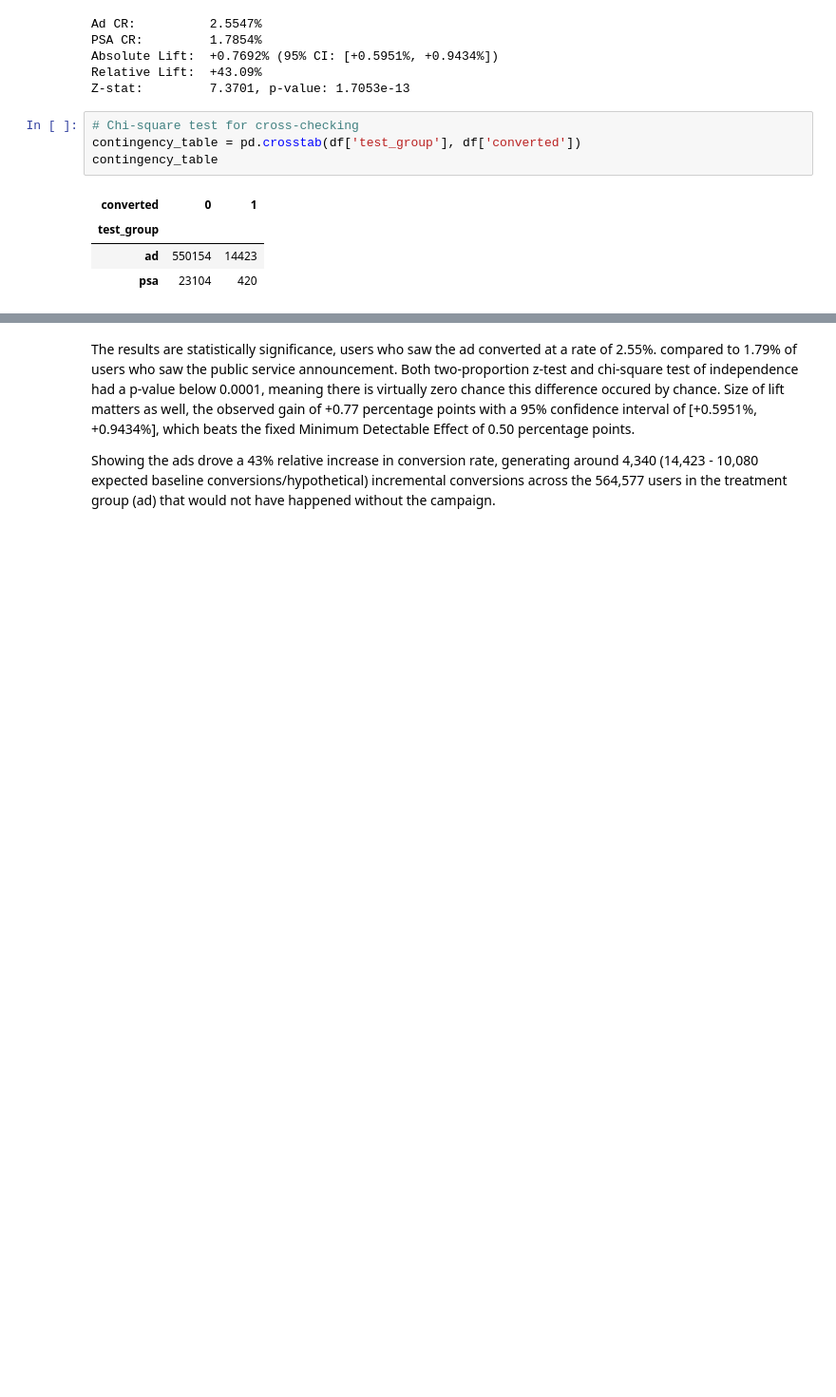
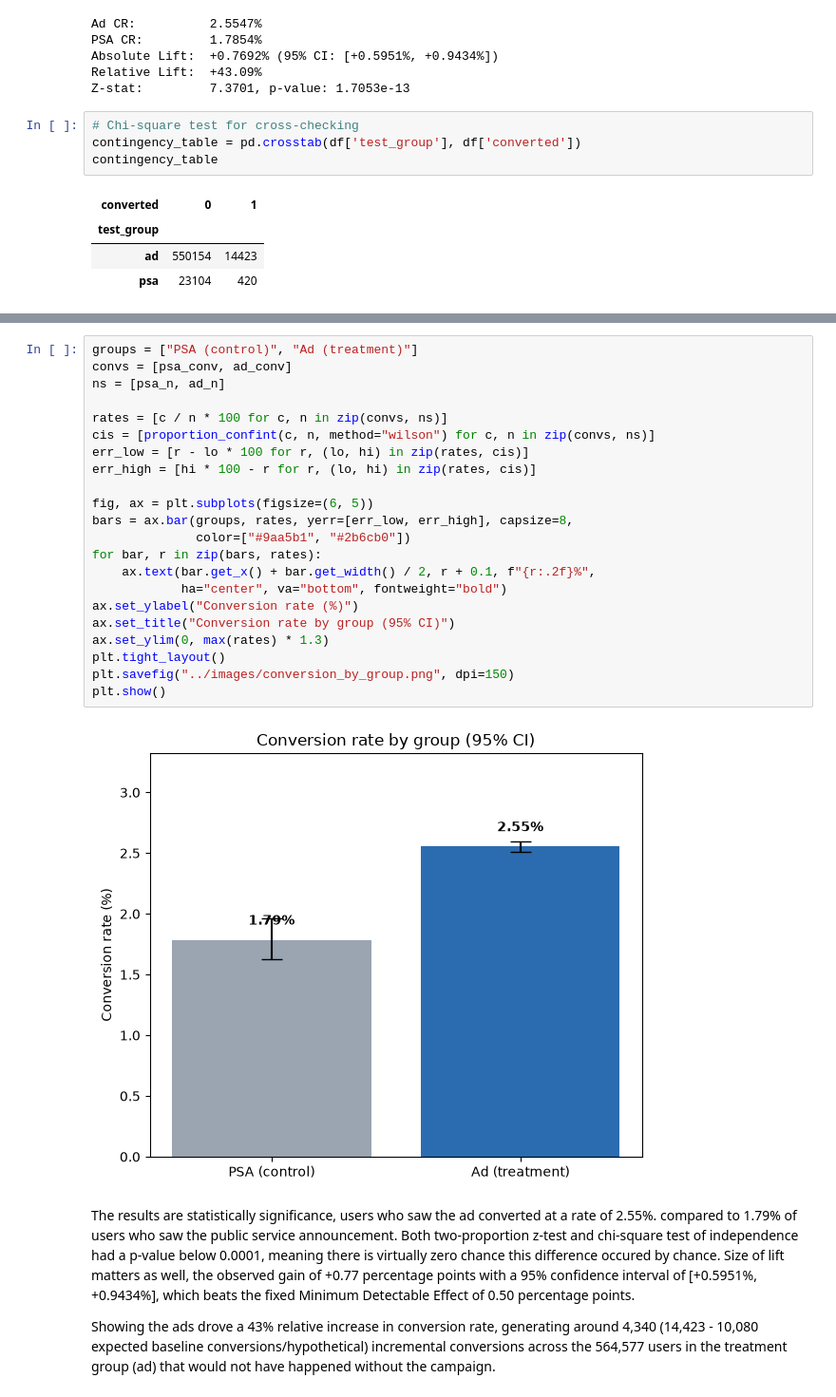
Before and after one commit to StevenDuong04/ab-test-marketing-campaign, a Jupyter notebook: notebooks/01_ab_test.ipynb, the cells around one changed output, grey strips where cells are left out. Shown at 95% size. Drawn from its saved outputs; the diff is of its cells as text; blank space fills up the shorter version.

```diff
--- a/notebooks/01_ab_test.ipynb
+++ b/notebooks/01_ab_test.ipynb
@@ -212,6 +219,30 @@ Degrees of Freedom: 1
 Expected Frequencies:
  [[550327.71899045  14249.28100955]
  [ 22930.28100955    593.71899045]]
+# %%
+groups = ["PSA (control)", "Ad (treatment)"]
+convs = [psa_conv, ad_conv]
+ns = [psa_n, ad_n]
+
+rates = [c / n * 100 for c, n in zip(convs, ns)]
+cis = [proportion_confint(c, n, method="wilson") for c, n in zip(convs, ns)]
+err_low = [r - lo * 100 for r, (lo, hi) in zip(rates, cis)]
+err_high = [hi * 100 - r for r, (lo, hi) in zip(rates, cis)]
+
+fig, ax = plt.subplots(figsize=(6, 5))
+bars = ax.bar(groups, rates, yerr=[err_low, err_high], capsize=8,
+              color=["#9aa5b1", "#2b6cb0"])
+for bar, r in zip(bars, rates):
+    ax.text(bar.get_x() + bar.get_width() / 2, r + 0.1, f"{r:.2f}%",
+            ha="center", va="bottom", fontweight="bold")
+ax.set_ylabel("Conversion rate (%)")
+ax.set_title("Conversion rate by group (95% CI)")
+ax.set_ylim(0, max(rates) * 1.3)
+plt.tight_layout()
+plt.savefig("../images/conversion_by_group.png", dpi=150)
+plt.show()
+# %% [output]
+[figure, added]
 # %% [markdown]
 The results are statistically significance, users who saw the ad converted at a rate of 2.55%. compared to 1.79% of users who saw the public service announcement. Both two-proportion z-test and chi-square test of independence had a p-value below 0.0001, meaning there is virtually zero chance this difference occured by chance. Size of lift matters as well, the observed gain of +0.77 percentage points with a 95% confidence interval of [+0.5951%, +0.9434%], which beats the fixed Minimum Detectable Effect of 0.50 percentage points.
 
```
Also changed, not shown: parts of 19 cells of this notebook, 7 other files.
